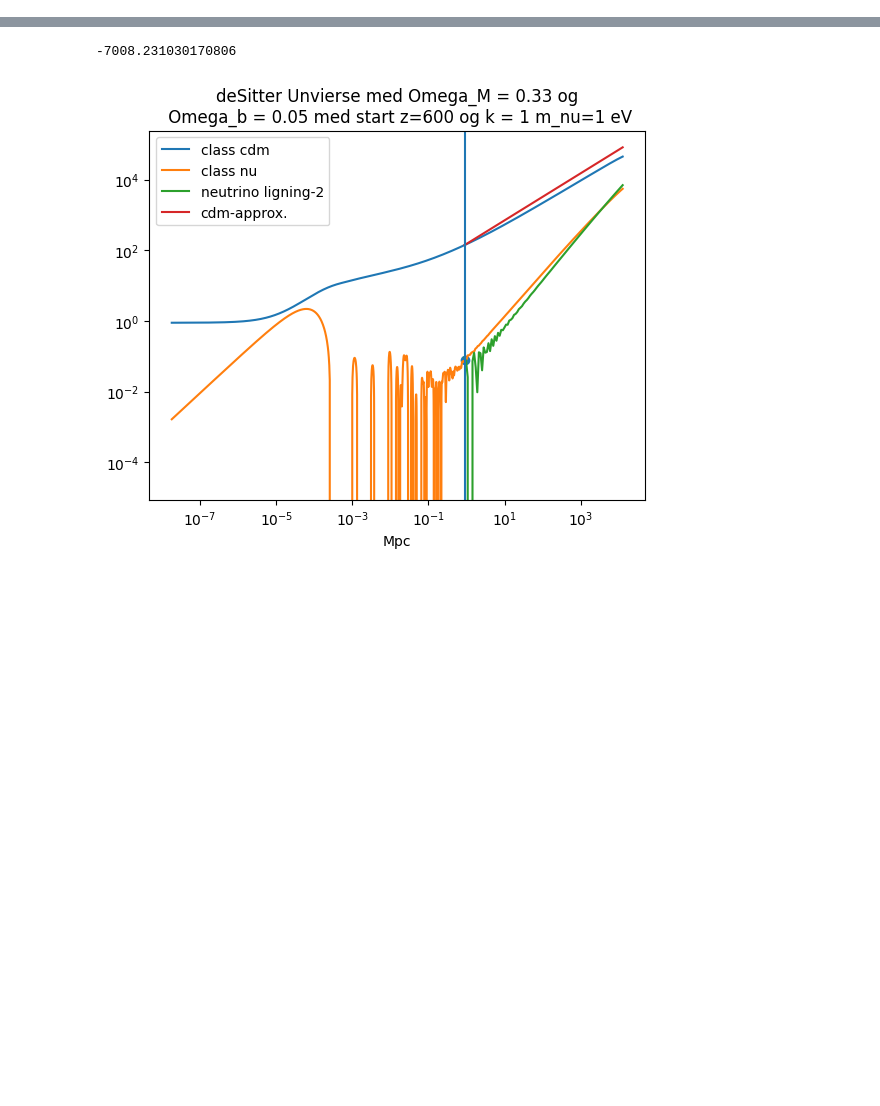
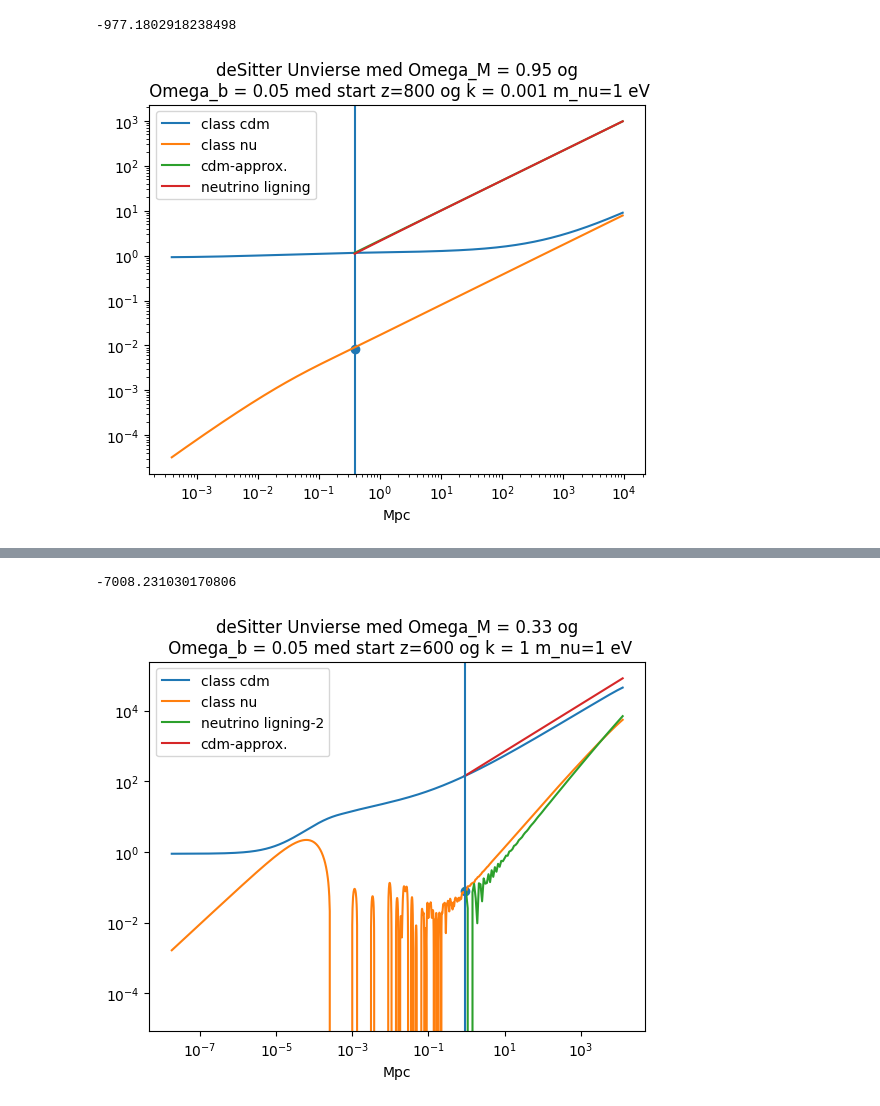
Before and after one commit to eriksteenberg/Power-spectrum-Test, a Jupyter notebook: Ultra-vigtig.ipynb, the cells around one changed output, grey strips where cells are left out. Saved outputs shown, nothing was run; the diff lists cells and outputs as text; code cells hidden in the pictures; blank space fills up the shorter version.

```diff
--- a/Ultra-vigtig.ipynb
+++ b/Ultra-vigtig.ipynb
@@ -203,0 +207,11 @@ TEST(
+# %%
+
+TEST(
+    kvec=[1e-3],
+    k_ind=0,
+    z=800,
+    mv_test=1,
+    Omega_M=0.95)
+# %% [output]
+-977.1802918238498
+[figure, added]
```
Also changed, not shown: parts of 9 cells of this notebook.
